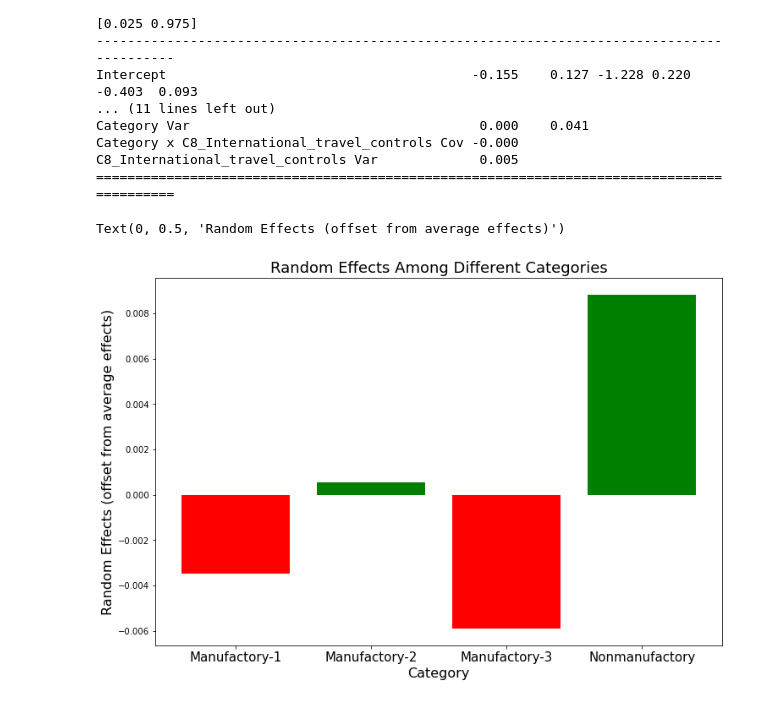
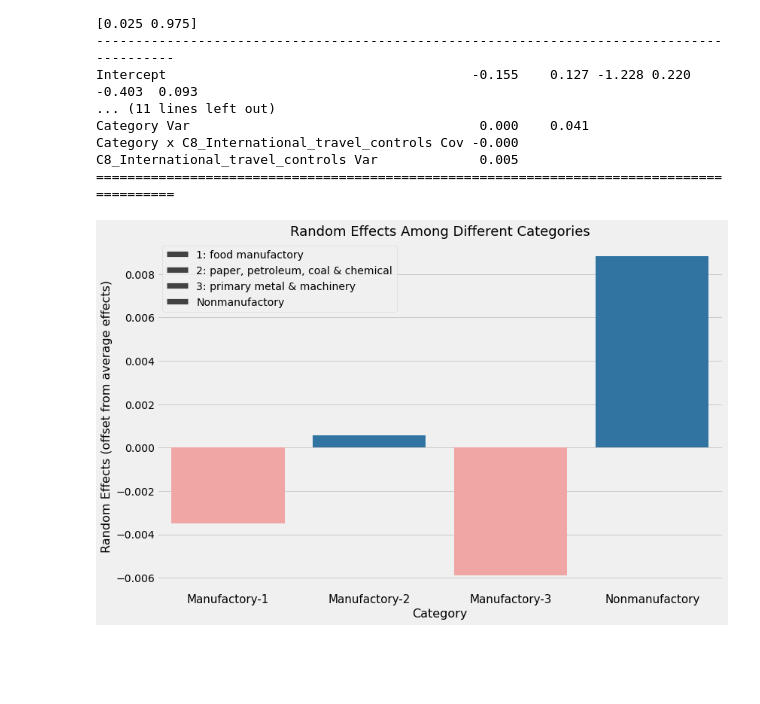
Before and after one commit to macs30200-s22/replication-materials-Sirius2713, a Jupyter notebook: codes/subcategory_analysis.ipynb, the cells around one changed output. Saved outputs shown, nothing was run; the diff lists cells and outputs as text; code cells hidden in the pictures; blank space fills up the shorter version.

```diff
--- a/codes/subcategory_analysis.ipynb
+++ b/codes/subcategory_analysis.ipynb
@@ -89,14 +89,21 @@ C8_International_travel_controls Var             0.005
 # %%
 re_category = pd.DataFrame(mdf.random_effects).T
 
+import matplotlib.pyplot as plt
+import seaborn as sns
+plt.style.use("fivethirtyeight")
+
 
 fig = plt.figure(figsize=(12, 8))
-plt.bar(x=re_category.index, height=re_category['C8_International_travel_controls'],
-            color=['r', 'g', 'r', 'g'])
+sns.barplot(x=re_category.index, y=re_category['C8_International_travel_controls'],
+            palette=[sns.color_palette("Paired")[4], sns.color_palette("Paired")[1], sns.color_palette("Paired")[4],
+                  sns.color_palette("Paired")[1]])
 plt.title("Random Effects Among Different Categories", fontsize=18)
 g = plt.xticks(fontsize=15)
 plt.xlabel("Category", fontsize=16)
 plt.ylabel("Random Effects (offset from average effects)", fontsize=16)
+plt.legend(['1: food manufactory', '2: paper, petroleum, coal & chemical', '3: primary metal & machinery',
+            'Nonmanufactory'])
+plt.savefig('../images/re_viz_ca.png', dpi=300, bbox_inches='tight')
 # %% [output]
-Text(0, 0.5, 'Random Effects (offset from average effects)')
-[figure, old version]
+[figure, new version]
```
Also changed, not shown: 13 other files.
